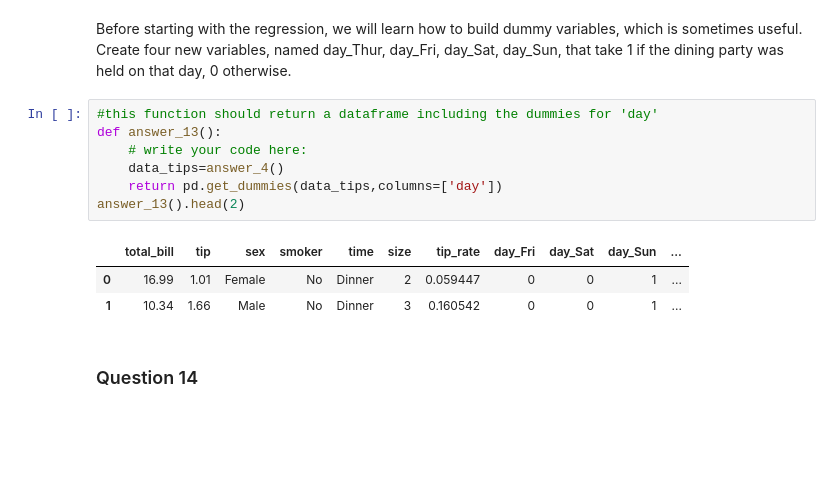
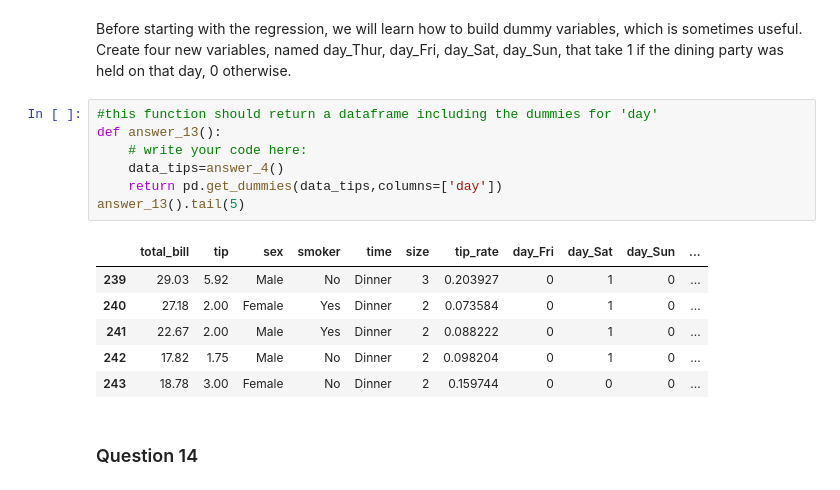
Before and after one commit to Louriz/Data-Mining, a Jupyter notebook: 1.Intr/TP1F3B.ipynb, the cells around one changed output. Saved outputs shown, nothing was run; the diff lists cells and outputs as text; blank space fills up the shorter version.

```diff
--- a/1.Intr/TP1F3B.ipynb
+++ b/1.Intr/TP1F3B.ipynb
@@ -318,14 +346,17 @@ was held on that day, 0 otherwise.
 # %%
 #this function should return a dataframe including the dummies for 'day'
 def answer_13():
     # write your code here:
     data_tips=answer_4()
     return pd.get_dummies(data_tips,columns=['day'])
-answer_13().head(2)
+answer_13().tail(5)
 # %% [output]
 |  | total_bill | tip | sex | smoker | time | size | tip_rate | day_Fri | day_Sat | day_Sun | ... |
-| 0 | 16.99 | 1.01 | Female | No | Dinner | 2 | 0.059447 | 0 | 0 | 1 | ... |
-| 1 | 10.34 | 1.66 | Male | No | Dinner | 3 | 0.160542 | 0 | 0 | 1 | ... |
+| 239 | 29.03 | 5.92 | Male | No | Dinner | 3 | 0.203927 | 0 | 1 | 0 | ... |
+| 240 | 27.18 | 2.00 | Female | Yes | Dinner | 2 | 0.073584 | 0 | 1 | 0 | ... |
+| 241 | 22.67 | 2.00 | Male | Yes | Dinner | 2 | 0.088222 | 0 | 1 | 0 | ... |
+| 242 | 17.82 | 1.75 | Male | No | Dinner | 2 | 0.098204 | 0 | 1 | 0 | ... |
+| 243 | 18.78 | 3.00 | Female | No | Dinner | 2 | 0.159744 | 0 | 0 | 0 | ... |
 # %% [markdown]
 ### Question 14
 # %% [markdown]
```
Also changed, not shown: parts of 33 cells of this notebook.
